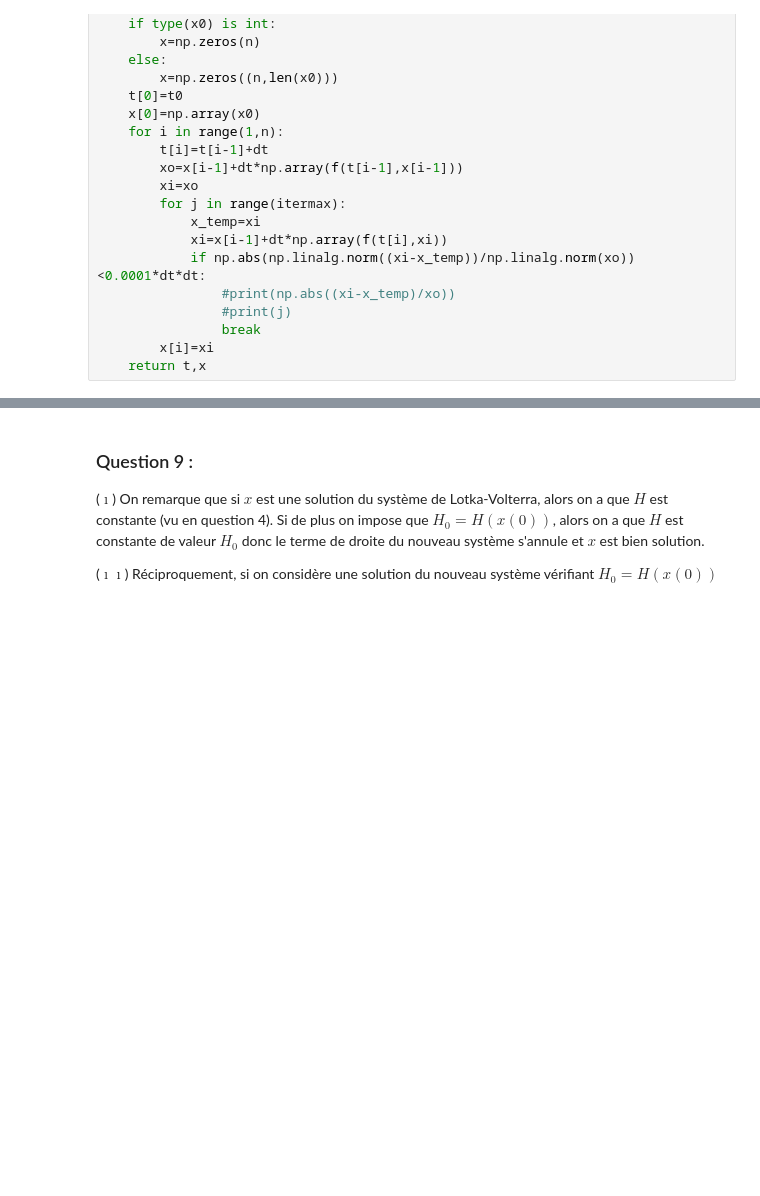
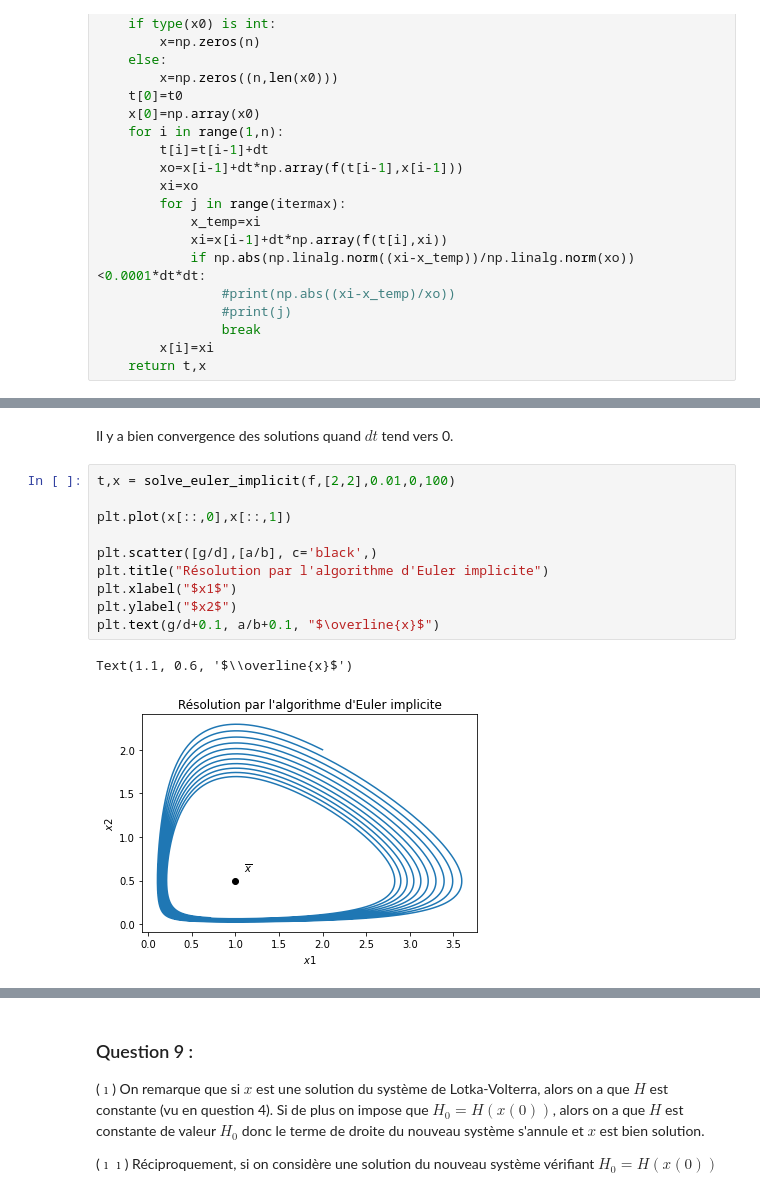
Before and after one commit to guillaumerichard2020/Proj-Num-2-Equa-diff, a Jupyter notebook: Projet Equations Différentielles .ipynb, the cells around one changed output, grey strips where cells are left out. Drawn from its saved outputs; the diff is of its cells as text; blank space fills up the shorter version.

```diff
--- a/Projet Equations Différentielles .ipynb
+++ b/Projet Equations Différentielles .ipynb
@@ -423,0 +476,15 @@ plt.legend()
+# %% [markdown]
+Il y a bien convergence des solutions quand $dt$ tend vers 0.
+# %%
+t,x = solve_euler_implicit(f,[2,2],0.01,0,100)
+
+plt.plot(x[::,0],x[::,1])
+
+plt.scatter([g/d],[a/b], c='black',)
+plt.title("Résolution par l'algorithme d'Euler implicite")
+plt.xlabel("$x1$")
+plt.ylabel("$x2$")
+plt.text(g/d+0.1, a/b+0.1, "$\overline{x}$")
+# %% [output]
+Text(1.1, 0.6, '$\\overline{x}$')
+[figure, added]
```
Also changed, not shown: parts of 10 cells of this notebook.
